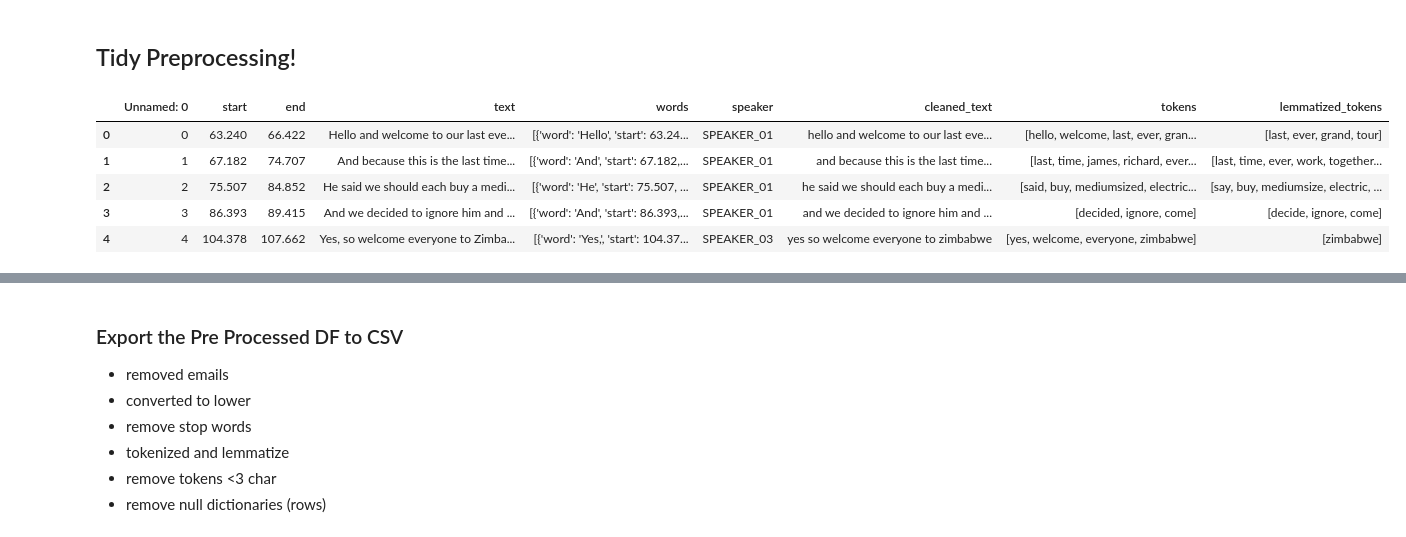
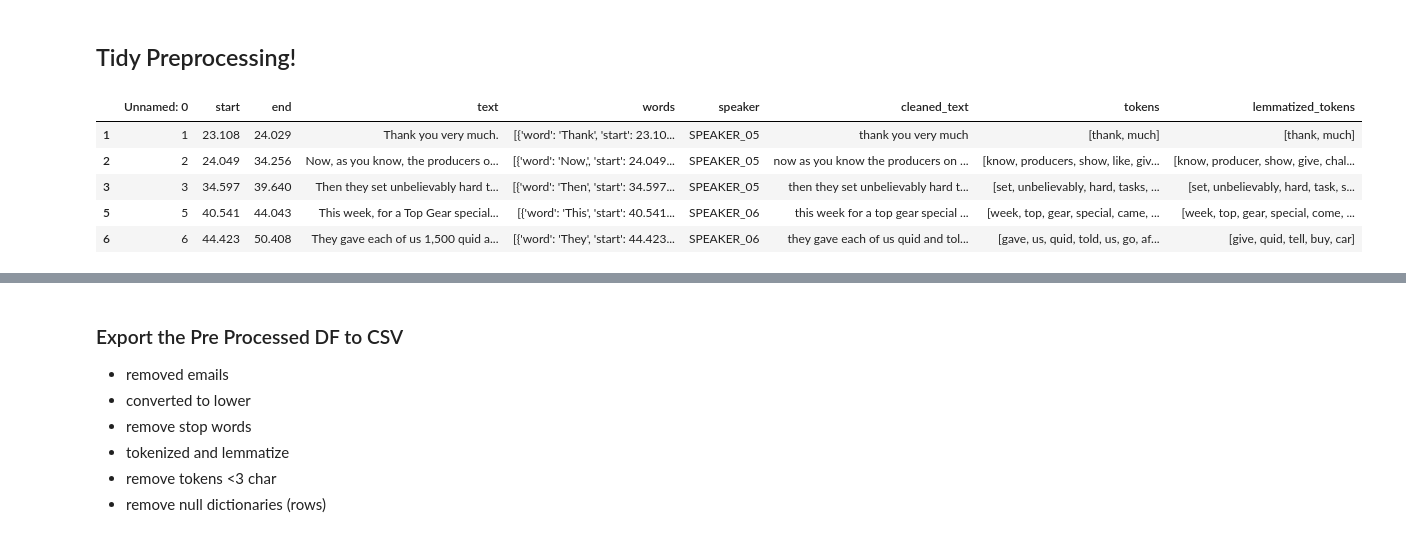
Before and after one commit to j-lepard/TopGear-LDA, a Jupyter notebook: TopGear_v3_prod.ipynb, the cells around one changed output, grey strips where cells are left out. Saved outputs shown, nothing was run; the diff lists cells and outputs as text; code cells hidden in the pictures.

Commit message:
Redo 2007 analysis without splitting speakers

```diff
--- a/TopGear_v3_prod.ipynb
+++ b/TopGear_v3_prod.ipynb
@@ -241,5 +241,9 @@ diarized_df.to_csv('./data/05.diarzed_output_named_2024.csv')
 import pandas as pd
 import json
 
-# Import
+
+#Import 2007
+diarized_df_2007 = pd.read_csv('./data/00.diarzed_output_no_names.csv')
+
+# Import 2024
 diarized_df = pd.read_csv('./data/04.diarzed_output_no_names_2024.csv')
@@ -329,10 +368,14 @@ preprocessed_df = preprocessed_df[preprocessed_df['lemmatized_tokens'].apply(len
 # %%
+# Preprocess 2007
+
+preprocessed_df_2007 = preprocess_text(diarized_df_2007)
+
 # Display the preprocessed dataframe
-preprocessed_df.head()
+preprocessed_df_2007.head()
 # %% [output]
 |  | Unnamed: 0 | start | end | text | words | speaker | cleaned_text | tokens | lemmatized_tokens |
-| 0 | 0 | 63.240 | 66.422 | Hello and welcome to our last eve... | [{'word': 'Hello', 'start': 63.24... | SPEAKER_01 | hello and welcome to our last eve... | [hello, welcome, last, ever, gran... | [last, ever, grand, tour] |
-| 1 | 1 | 67.182 | 74.707 | And because this is the last time... | [{'word': 'And', 'start': 67.182,... | SPEAKER_01 | and because this is the last time... | [last, time, james, richard, ever... | [last, time, ever, work, together... |
-| 2 | 2 | 75.507 | 84.852 | He said we should each buy a medi... | [{'word': 'He', 'start': 75.507, ... | SPEAKER_01 | he said we should each buy a medi... | [said, buy, mediumsized, electric... | [say, buy, mediumsize, electric, ... |
-| 3 | 3 | 86.393 | 89.415 | And we decided to ignore him and ... | [{'word': 'And', 'start': 86.393,... | SPEAKER_01 | and we decided to ignore him and ... | [decided, ignore, come] | [decide, ignore, come] |
-| 4 | 4 | 104.378 | 107.662 | Yes, so welcome everyone to Zimba... | [{'word': 'Yes,', 'start': 104.37... | SPEAKER_03 | yes so welcome everyone to zimbabwe | [yes, welcome, everyone, zimbabwe] | [zimbabwe] |
+| 1 | 1 | 23.108 | 24.029 | Thank you very much. | [{'word': 'Thank', 'start': 23.10... | SPEAKER_05 | thank you very much | [thank, much] | [thank, much] |
+| 2 | 2 | 24.049 | 34.256 | Now, as you know, the producers o... | [{'word': 'Now,', 'start': 24.049... | SPEAKER_05 | now as you know the producers on ... | [know, producers, show, like, giv... | [know, producer, show, give, chal... |
+| 3 | 3 | 34.597 | 39.640 | Then they set unbelievably hard t... | [{'word': 'Then', 'start': 34.597... | SPEAKER_05 | then they set unbelievably hard t... | [set, unbelievably, hard, tasks, ... | [set, unbelievably, hard, task, s... |
+| 5 | 5 | 40.541 | 44.043 | This week, for a Top Gear special... | [{'word': 'This', 'start': 40.541... | SPEAKER_06 | this week for a top gear special ... | [week, top, gear, special, came, ... | [week, top, gear, special, come, ... |
+| 6 | 6 | 44.423 | 50.408 | They gave each of us 1,500 quid a... | [{'word': 'They', 'start': 44.423... | SPEAKER_06 | they gave each of us quid and tol... | [gave, us, quid, told, us, go, af... | [give, quid, tell, buy, car] |
```
Also changed, not shown: parts of 27 cells of this notebook, 9 other files.
